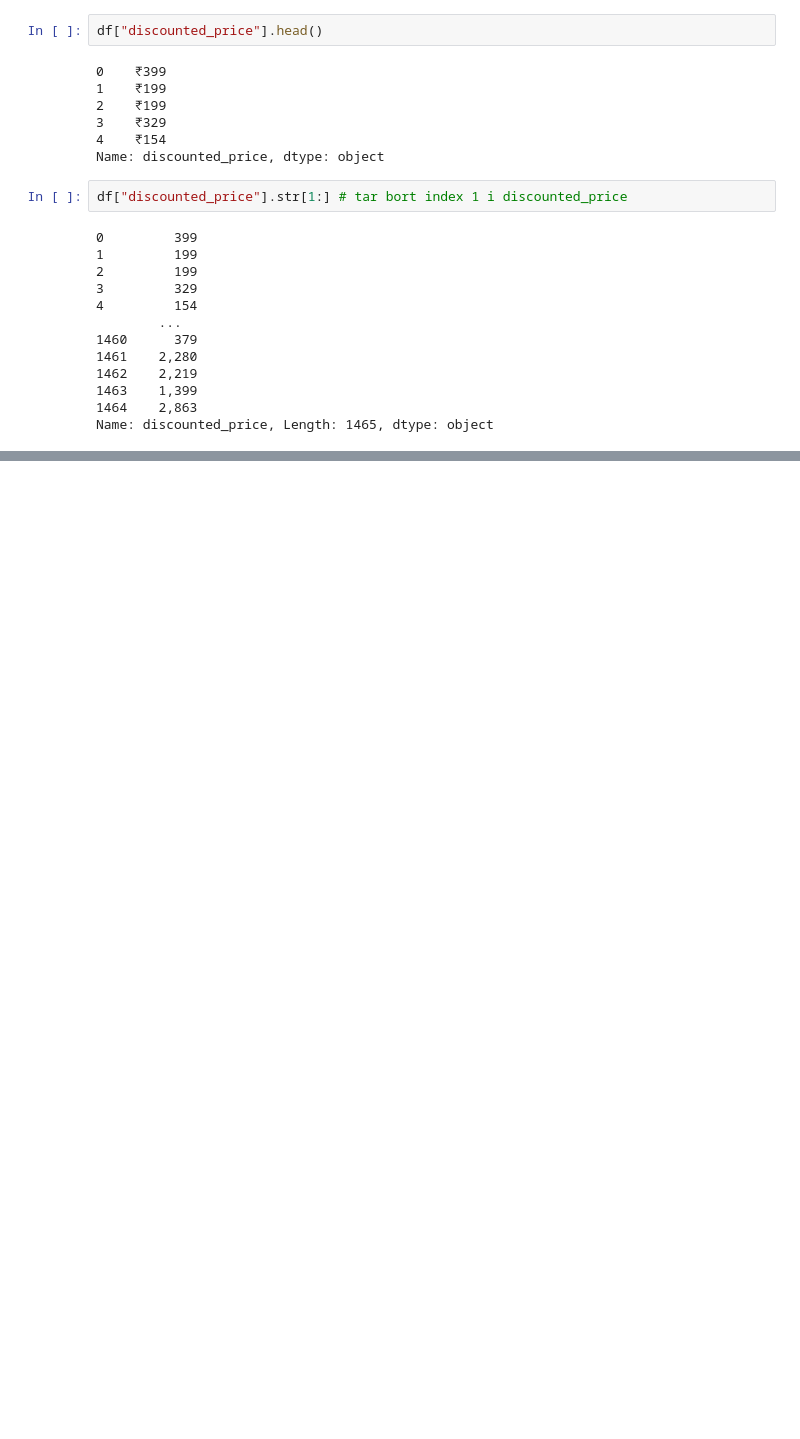
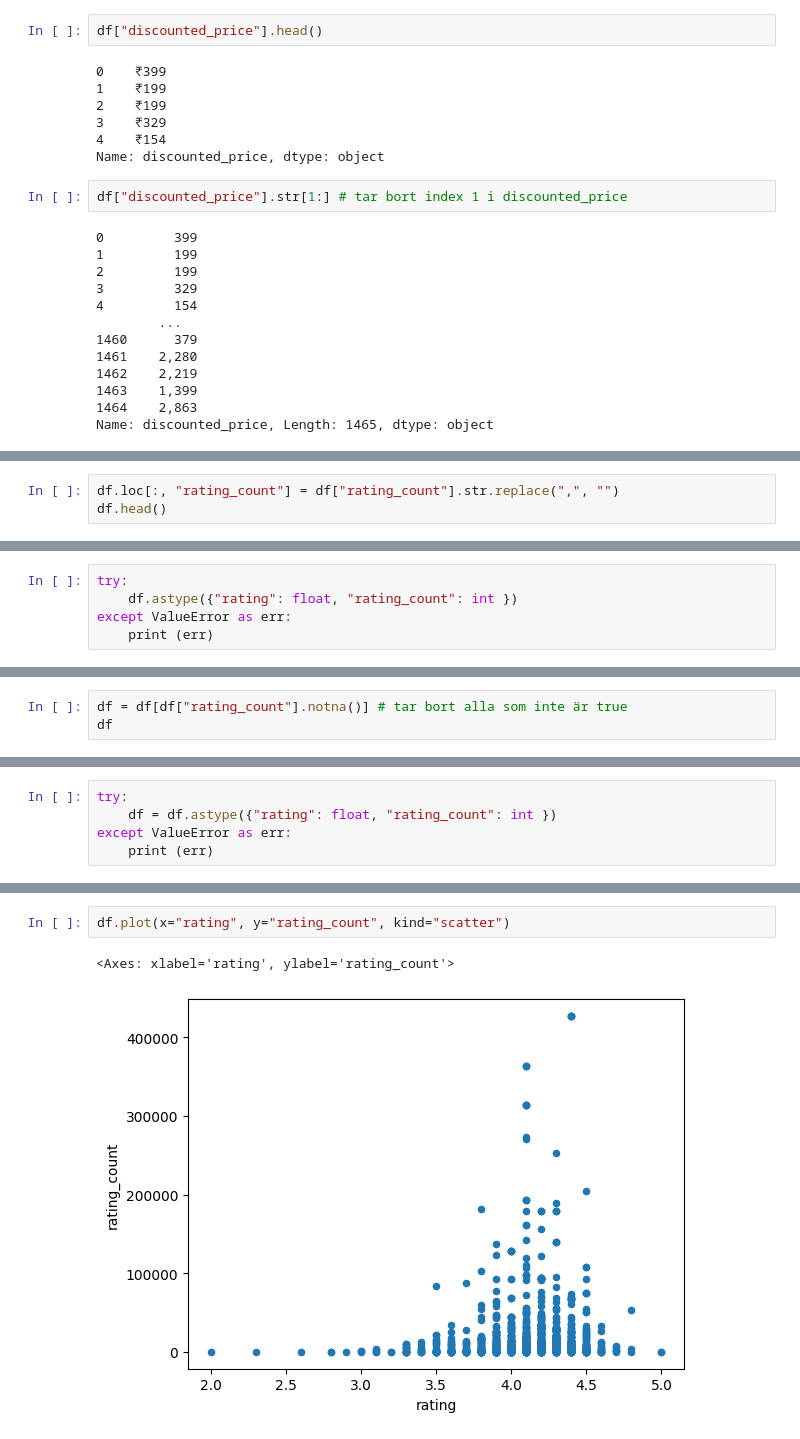
Before and after one commit to Utjiman/Fullstack_data_Richard_Boden, a Jupyter notebook: pandas_repetition.ipynb, the cells around one changed output, grey strips where cells are left out. Drawn from its saved outputs; the diff is of its cells as text; blank space fills up the shorter version.

```diff
--- a/pandas_repetition.ipynb
+++ b/pandas_repetition.ipynb
@@ -92,0 +115,3 @@ Name: rating, Length: 1465, dtype: object
+# %%
+df.loc[:, "rating_count"] = df["rating_count"].str.replace(",", "")
+df.head()
@@ -92,0 +125,5 @@ Name: rating, Length: 1465, dtype: object
+# %%
+try:
+    df.astype({"rating": float, "rating_count": int })
+except ValueError as err:
+    print (err)
@@ -92,0 +136,3 @@ Name: rating, Length: 1465, dtype: object
+# %%
+df = df[df["rating_count"].notna()] # tar bort alla som inte är true
+df
@@ -92,0 +153,5 @@ Name: rating, Length: 1465, dtype: object
+# %%
+try:
+    df = df.astype({"rating": float, "rating_count": int })
+except ValueError as err:
+    print (err)
@@ -92,0 +207,5 @@ Name: rating, Length: 1465, dtype: object
+# %%
+df.plot(x="rating", y="rating_count", kind="scatter")
+# %% [output]
+<Axes: xlabel='rating', ylabel='rating_count'>
+[figure, added]
```
Also changed, not shown: parts of 12 cells of this notebook.
